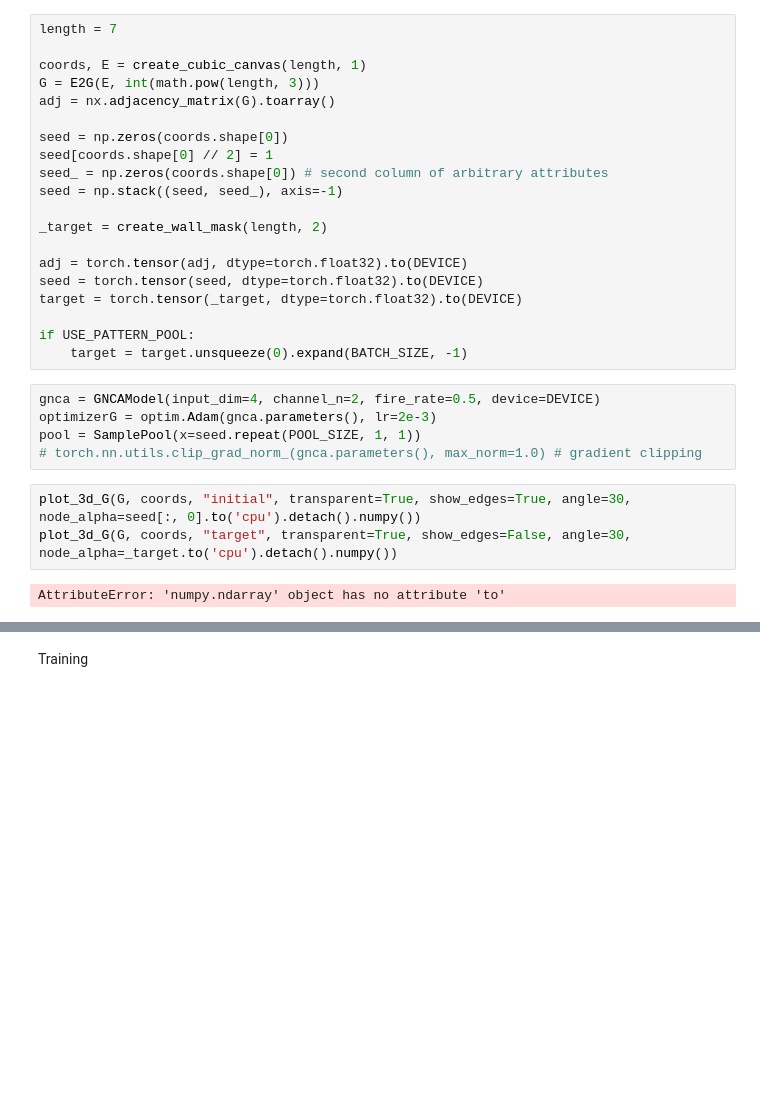
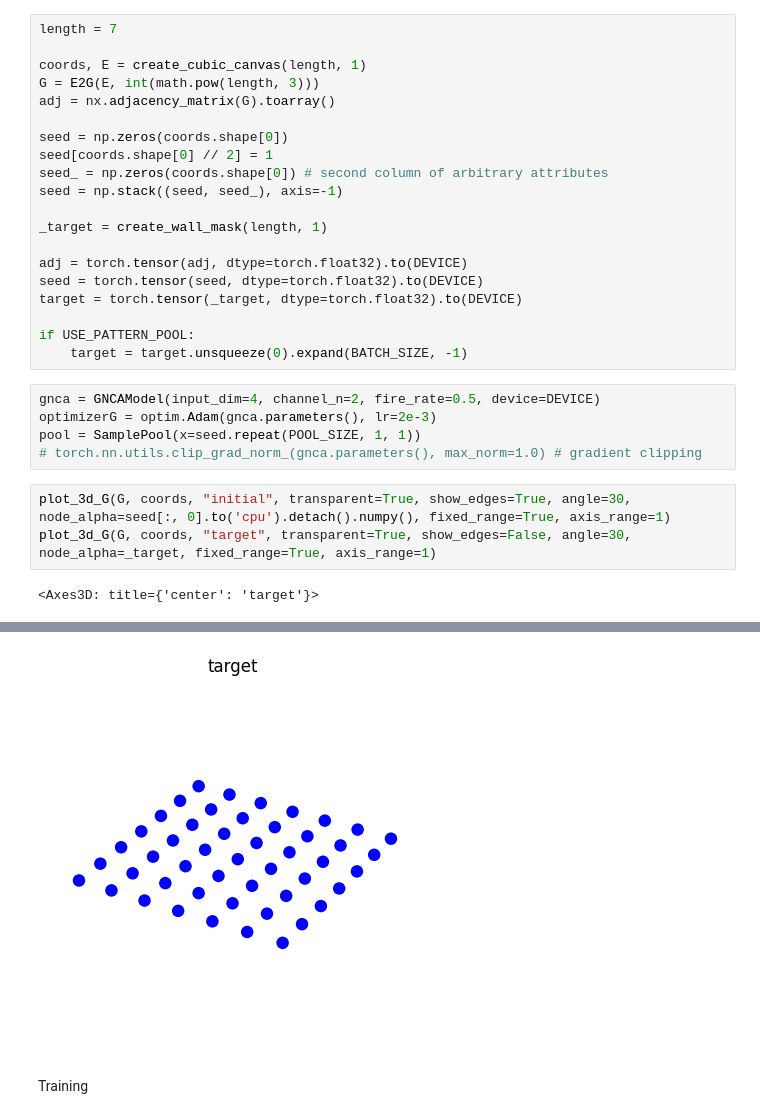
Before and after one commit to mbaranr/gnca_growing, a Jupyter notebook: notebooks/train.ipynb, the cells around one changed output, grey strips where cells are left out. Drawn from its saved outputs; the diff is of its cells as text; blank space fills up the shorter version.

```diff
--- a/notebooks/train.ipynb
+++ b/notebooks/train.ipynb
@@ -33,7 +33,7 @@ seed[coords.shape[0] // 2] = 1
 seed_ = np.zeros(coords.shape[0]) # second column of arbitrary attributes
 seed = np.stack((seed, seed_), axis=-1)
 
-_target = create_wall_mask(length, 2)
+_target = create_wall_mask(length, 1)
 
 adj = torch.tensor(adj, dtype=torch.float32).to(DEVICE)
 seed = torch.tensor(seed, dtype=torch.float32).to(DEVICE)
@@ -47,11 +47,12 @@ optimizerG = optim.Adam(gnca.parameters(), lr=2e-3)
 pool = SamplePool(x=seed.repeat(POOL_SIZE, 1, 1))
 # torch.nn.utils.clip_grad_norm_(gnca.parameters(), max_norm=1.0) # gradient clipping
 # %%
-plot_3d_G(G, coords, "initial", transparent=True, show_edges=True, angle=30, node_alpha=seed[:, 0].to('cpu').detach().numpy())
-plot_3d_G(G, coords, "target", transparent=True, show_edges=False, angle=30, node_alpha=_target.to('cpu').detach().numpy())
+plot_3d_G(G, coords, "initial", transparent=True, show_edges=True, angle=30, node_alpha=seed[:, 0].to('cpu').detach().numpy(), fixed_range=True, axis_range=1)
+plot_3d_G(G, coords, "target", transparent=True, show_edges=False, angle=30, node_alpha=_target, fixed_range=True, axis_range=1)
 # %% [output]
-AttributeError: 'numpy.ndarray' object has no attribute 'to'
+<Axes3D: title={'center': 'target'}>
 [figure]
+[figure, added]
 # %% [markdown]
 Training
 # %%
```
Also changed, not shown: parts of 5 cells of this notebook, 4 other files.
